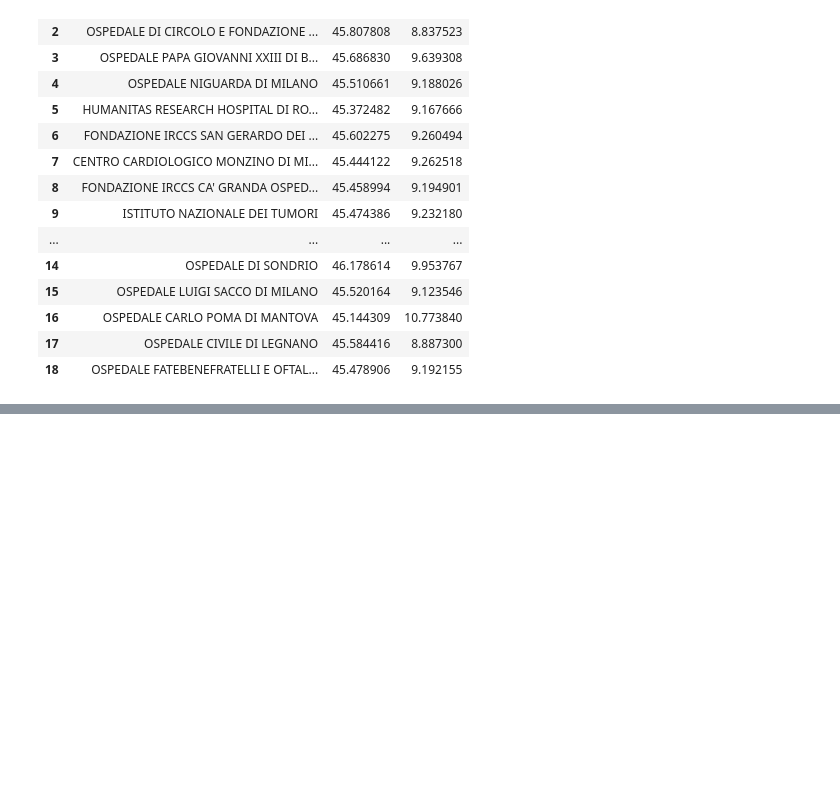
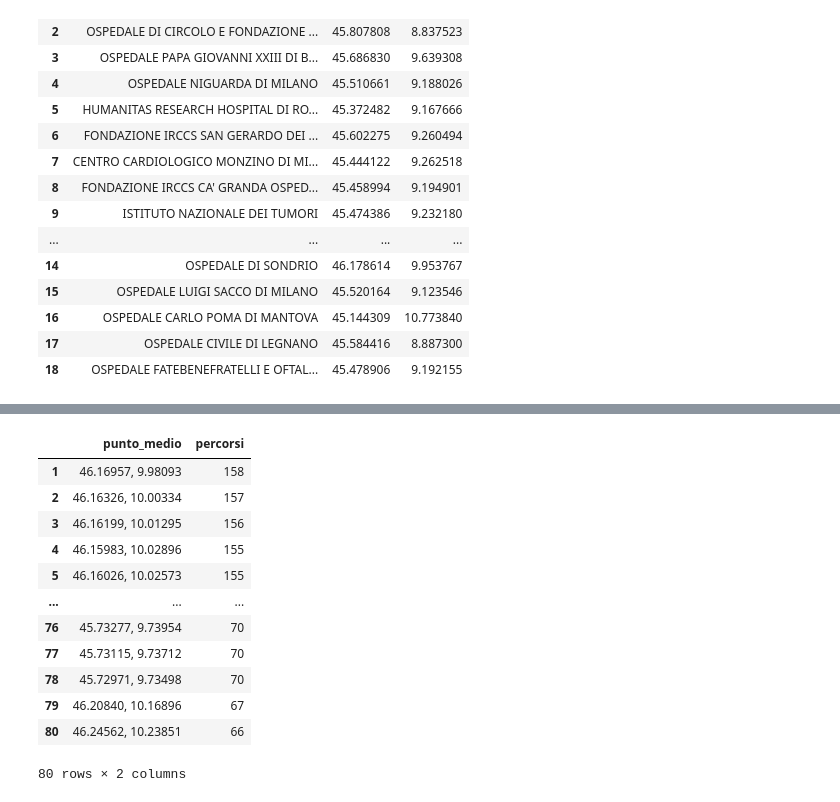
Before and after one commit to fperaro/Project-Work-ETL-Data_Viz, a Jupyter notebook: Visualization/RouteHub/RouteHub.ipynb, the cells around one changed output, grey strips where cells are left out. Saved outputs shown, nothing was run; the diff lists cells and outputs as text; code cells hidden in the pictures; blank space fills up the shorter version.

```diff
--- a/Visualization/RouteHub/RouteHub.ipynb
+++ b/Visualization/RouteHub/RouteHub.ipynb
@@ -195,0 +198,49 @@ plt.show()
+# %%
+from shapely.ops import transform as shp_transform
+import pyproj
+
+MIN_SEG_LENGTH_M = 200
+MIN_DIST_HOSP_M  = 800
+TOP_N = 80
+
+_proj = pyproj.Transformer.from_crs("EPSG:4326", "EPSG:32632", always_xy=True)
+gdf["length_m"] = gdf.geometry.apply(lambda g: shp_transform(_proj.transform, g).length)
+
+def min_dist_hosp_m(geom):
+    c = geom.centroid
+    dlat = (hosp_lats - c.y) * 111_000
+    dlon = (hosp_lons - c.x) * 75_000
+    return np.sqrt(dlat**2 + dlon**2).min()
+
+gdf["dist_hosp_m"] = gdf.geometry.apply(min_dist_hosp_m)
+
+top_segments = (
+    gdf[
+        (gdf["length_m"] >= MIN_SEG_LENGTH_M) &
+        (gdf["dist_hosp_m"] >= MIN_DIST_HOSP_M)
+    ]
+    .nlargest(TOP_N, "count")
+    [["count", "geometry"]]
+    .reset_index(drop=True)
+)
+
+top_segments["punto_medio"] = top_segments.geometry.apply(
+    lambda g: f"{g.centroid.y:.5f}, {g.centroid.x:.5f}"
+)
+
+top_segments.index += 1
+top_segments[["punto_medio", "count"]].rename(columns={"count": "percorsi"})
+# %% [output]
+|  | punto_medio | percorsi |
+| 1 | 46.16957, 9.98093 | 158 |
+| 2 | 46.16326, 10.00334 | 157 |
+| 3 | 46.16199, 10.01295 | 156 |
+| 4 | 46.15983, 10.02896 | 155 |
+| 5 | 46.16026, 10.02573 | 155 |
+| ... | ... | ... |
+| 76 | 45.73277, 9.73954 | 70 |
+| 77 | 45.73115, 9.73712 | 70 |
+| 78 | 45.72971, 9.73498 | 70 |
+| 79 | 46.20840, 10.16896 | 67 |
+| 80 | 46.24562, 10.23851 | 66 |
+80 rows × 2 columns
```
Also changed, not shown: parts of 3 cells of this notebook, 13 other files.
